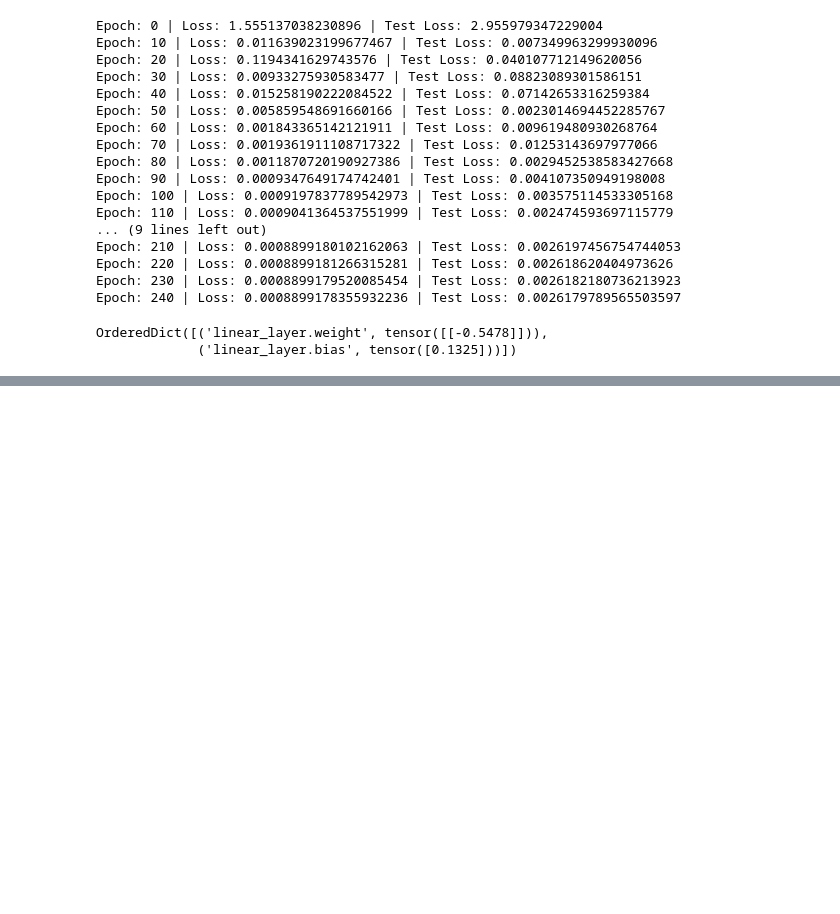
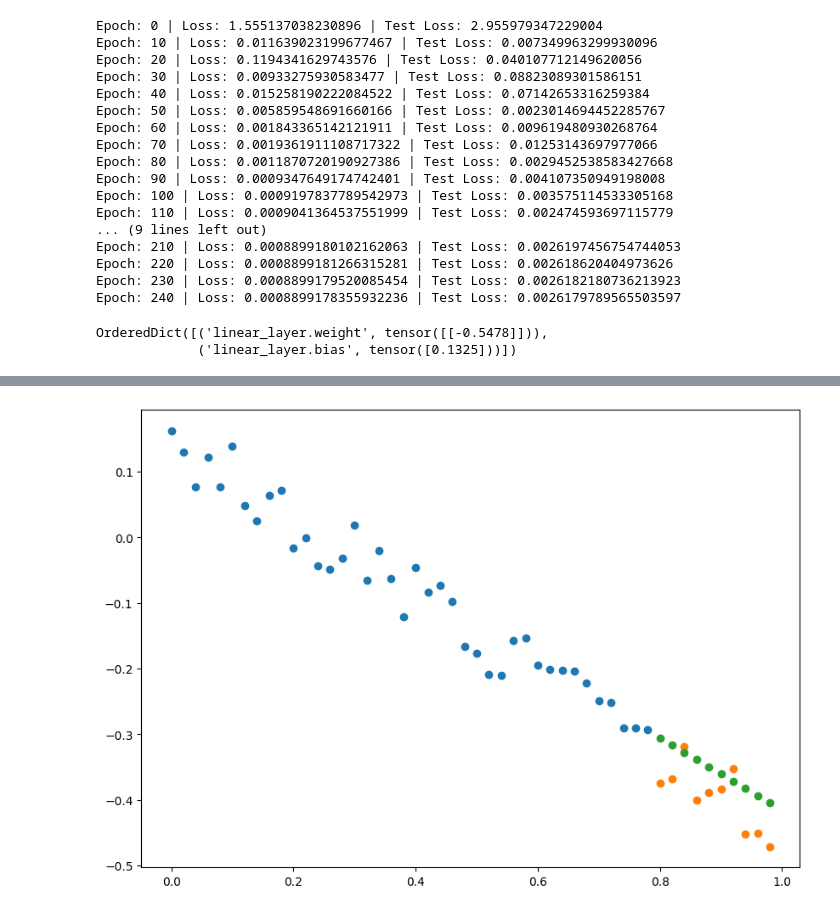
Before and after one commit to MahdiAmrollahi/pytorch-ZTM, a Jupyter notebook: 01_pytorch_workflow.ipynb, the cells around one changed output, grey strips where cells are left out. Saved outputs shown, nothing was run; the diff lists cells and outputs as text; code cells hidden in the pictures; blank space fills up the shorter version.

Commit message:
plot prediction

```diff
--- a/01_pytorch_workflow.ipynb
+++ b/01_pytorch_workflow.ipynb
@@ -495,0 +498,8 @@ OrderedDict([('linear_layer.weight', tensor([[-0.5478]])),
+# %%
+# Turn model into eval mode
+model_1.eval()
+
+# Make predictions on the test data
+with torch.inference_mode():
+    y_preds = model_1(X_test)
+y_preds
@@ -495,0 +530,5 @@ OrderedDict([('linear_layer.weight', tensor([[-0.5478]])),
+# %%
+# Check out model prediction visually
+plot_prediction(prediction=y_preds.cpu())
+# %% [output]
+[figure, added]
```
Also changed, not shown: parts of 3 cells of this notebook.
